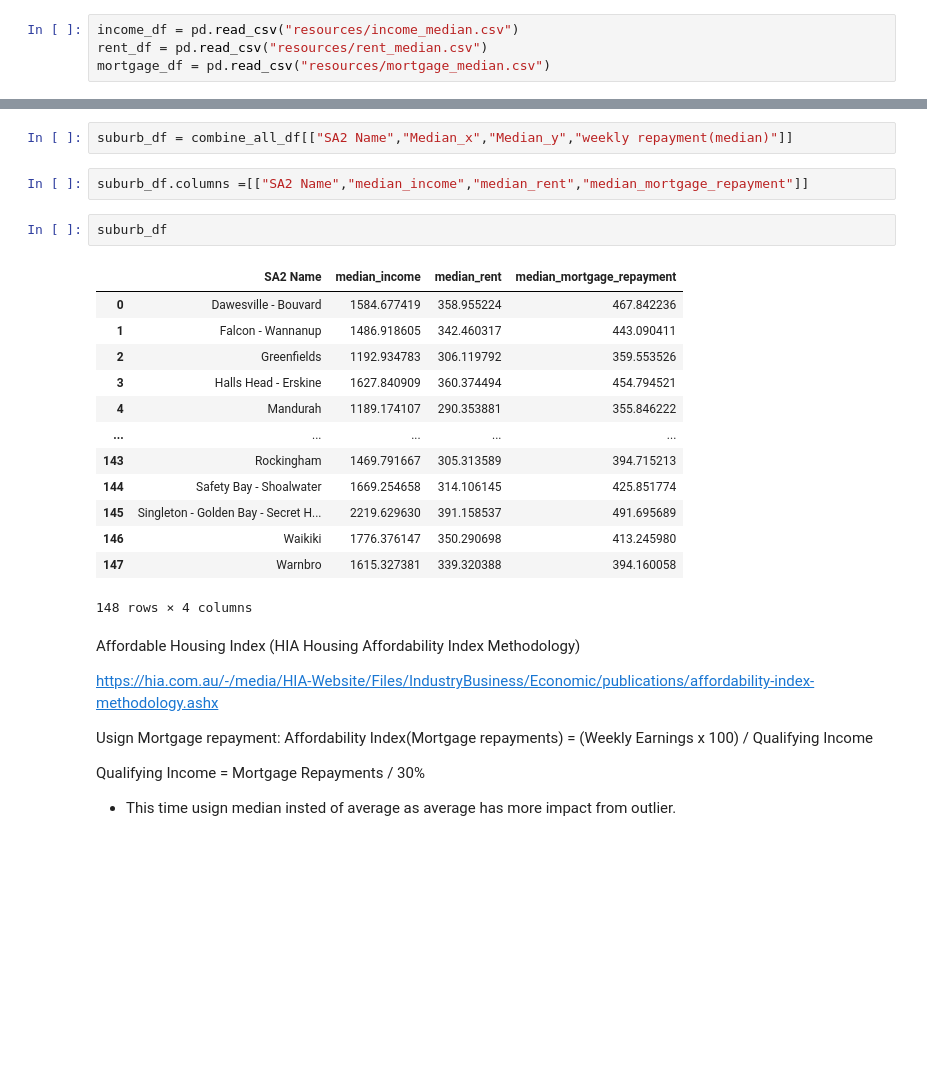
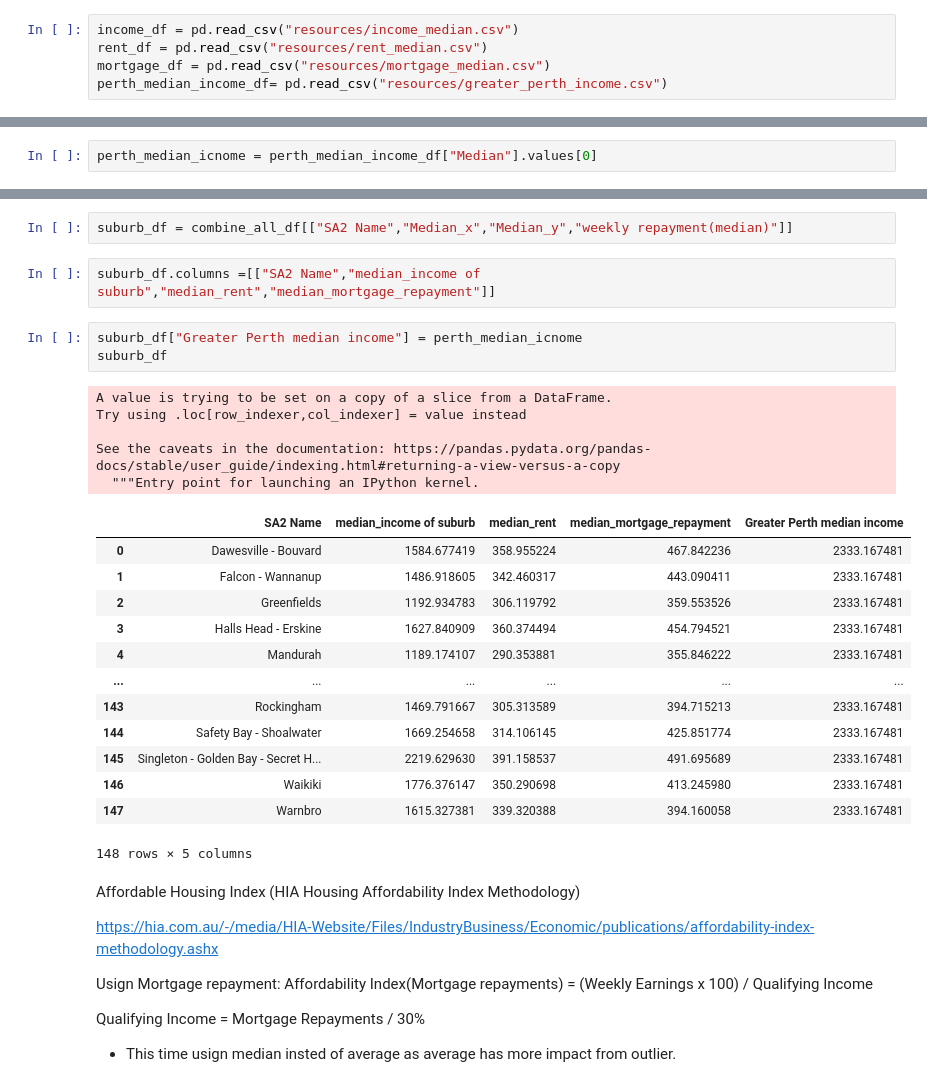
Before and after one commit to jiroken25/project-property, a Jupyter notebook: graph.ipynb, the cells around one changed output, grey strips where cells are left out. Cells and saved outputs as stored; diff of their text form; blank space fills up the shorter version.

Commit message:
data for analyse uploaded

```diff
--- a/graph.ipynb
+++ b/graph.ipynb
@@ -4,5 +9,6 @@ import pandas as pd
 income_df = pd.read_csv("resources/income_median.csv")
 rent_df = pd.read_csv("resources/rent_median.csv")
 mortgage_df = pd.read_csv("resources/mortgage_median.csv")
+perth_median_income_df= pd.read_csv("resources/greater_perth_income.csv")
 # %%
 income_df
@@ -23,26 +15,34 @@ income_df
+# %%
+perth_median_icnome = perth_median_income_df["Median"].values[0]
 # %%
 combine_df = pd.merge(income_df,rent_df,on="SA2 Name", how="inner")
 combine_all_df = pd.merge(combine_df, mortgage_df, on="SA2 Name", how="inner")
 # %%
 suburb_df = combine_all_df[["SA2 Name","Median_x","Median_y","weekly repayment(median)"]]
 # %%
-suburb_df.columns =[["SA2 Name","median_income","median_rent","median_mortgage_repayment"]]
+suburb_df.columns =[["SA2 Name","median_income of suburb","median_rent","median_mortgage_repayment"]]
-# %%
-suburb_df
-# %% [output]
-|  | SA2 Name | median_income | median_rent | median_mortgage_repayment |
-| 0 | Dawesville - Bouvard | 1584.677419 | 358.955224 | 467.842236 |
-| 1 | Falcon - Wannanup | 1486.918605 | 342.460317 | 443.090411 |
-| 2 | Greenfields | 1192.934783 | 306.119792 | 359.553526 |
-| 3 | Halls Head - Erskine | 1627.840909 | 360.374494 | 454.794521 |
-| 4 | Mandurah | 1189.174107 | 290.353881 | 355.846222 |
-| ... | ... | ... | ... | ... |
-| 143 | Rockingham | 1469.791667 | 305.313589 | 394.715213 |
-| 144 | Safety Bay - Shoalwater | 1669.254658 | 314.106145 | 425.851774 |
-| 145 | Singleton - Golden Bay - Secret H... | 2219.629630 | 391.158537 | 491.695689 |
-| 146 | Waikiki | 1776.376147 | 350.290698 | 413.245980 |
-| 147 | Warnbro | 1615.327381 | 339.320388 | 394.160058 |
-148 rows × 4 columns
+# %%
+suburb_df["Greater Perth median income"] = perth_median_icnome
+suburb_df
+# %% [output]
+A value is trying to be set on a copy of a slice from a DataFrame.
+Try using .loc[row_indexer,col_indexer] = value instead
+
+See the caveats in the documentation: https://pandas.pydata.org/pandas-docs/stable/user_guide/indexing.html#returning-a-view-versus-a-copy
+  """Entry point for launching an IPython kernel.
+|  | SA2 Name | median_income of suburb | median_rent | median_mortgage_repayment | Greater Perth median income |
+| 0 | Dawesville - Bouvard | 1584.677419 | 358.955224 | 467.842236 | 2333.167481 |
+| 1 | Falcon - Wannanup | 1486.918605 | 342.460317 | 443.090411 | 2333.167481 |
+| 2 | Greenfields | 1192.934783 | 306.119792 | 359.553526 | 2333.167481 |
+| 3 | Halls Head - Erskine | 1627.840909 | 360.374494 | 454.794521 | 2333.167481 |
+| 4 | Mandurah | 1189.174107 | 290.353881 | 355.846222 | 2333.167481 |
+| ... | ... | ... | ... | ... | ... |
+| 143 | Rockingham | 1469.791667 | 305.313589 | 394.715213 | 2333.167481 |
+| 144 | Safety Bay - Shoalwater | 1669.254658 | 314.106145 | 425.851774 | 2333.167481 |
+| 145 | Singleton - Golden Bay - Secret H... | 2219.629630 | 391.158537 | 491.695689 | 2333.167481 |
+| 146 | Waikiki | 1776.376147 | 350.290698 | 413.245980 | 2333.167481 |
+| 147 | Warnbro | 1615.327381 | 339.320388 | 394.160058 | 2333.167481 |
+148 rows × 5 columns
 # %% [markdown]
 Affordable Housing Index (HIA Housing Affordability Index Methodology)
 
```
Also changed, not shown: parts of 8 cells of this notebook, 7 other files.
